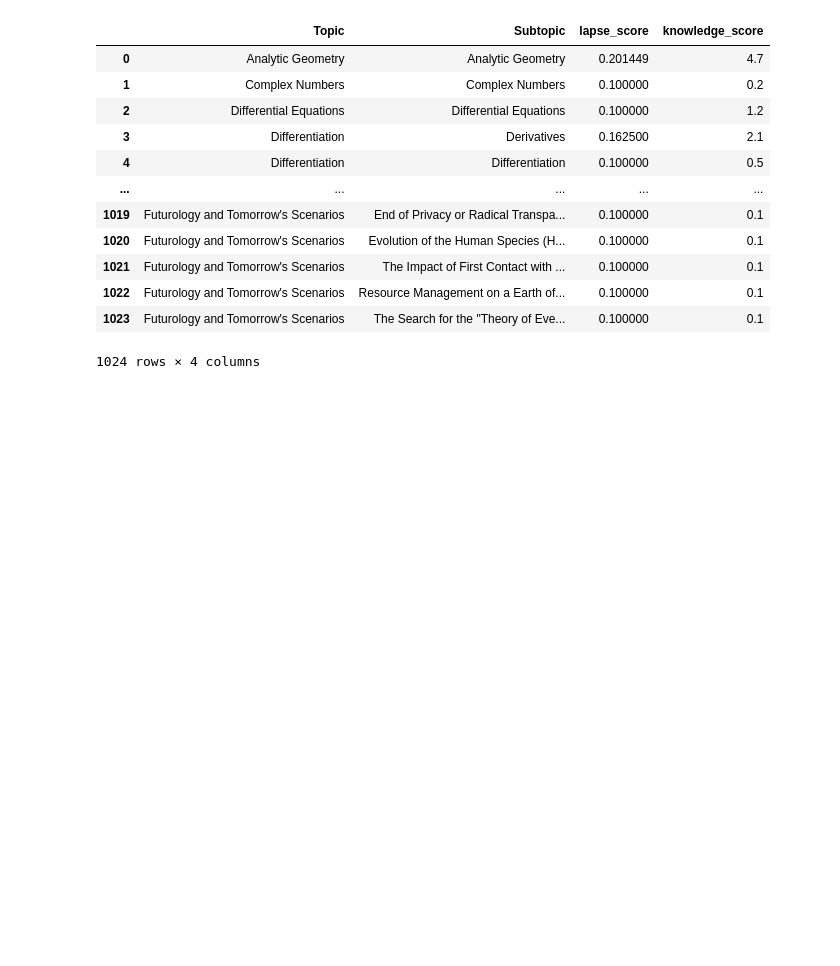
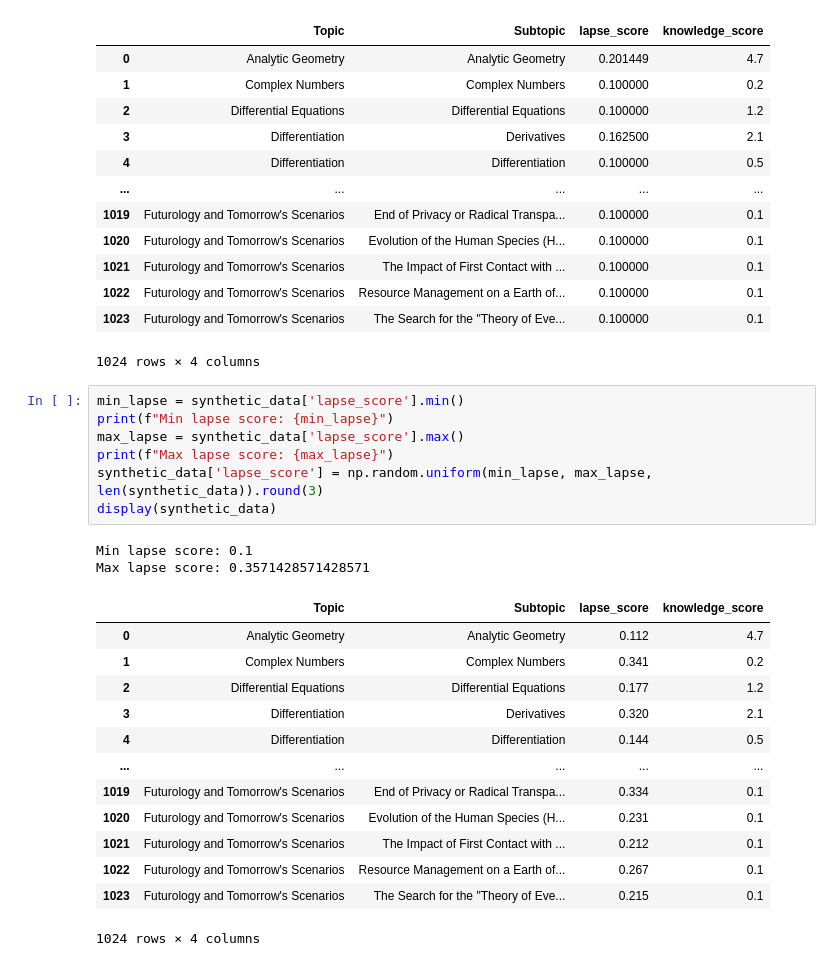
Before and after one commit to andreamurari/TesiMagistrale_NextQuerySuggestion, a Jupyter notebook: GeminiAPI_x_streamlit/test.ipynb, the cells around one changed output. Saved outputs shown, nothing was run; the diff lists cells and outputs as text; blank space fills up the shorter version.

Commit message:
Randomize Values for lapse and knowledge

```diff
--- a/GeminiAPI_x_streamlit/test.ipynb
+++ b/GeminiAPI_x_streamlit/test.ipynb
@@ -99,3 +100,26 @@ display(synthetic_data)
 | 1022 | Futurology and Tomorrow's Scenarios | Resource Management on a Earth of... | 0.100000 | 0.1 |
 | 1023 | Futurology and Tomorrow's Scenarios | The Search for the "Theory of Eve... | 0.100000 | 0.1 |
 1024 rows × 4 columns
+# %%
+min_lapse = synthetic_data['lapse_score'].min()
+print(f"Min lapse score: {min_lapse}")
+max_lapse = synthetic_data['lapse_score'].max()
+print(f"Max lapse score: {max_lapse}")
+synthetic_data['lapse_score'] = np.random.uniform(min_lapse, max_lapse, len(synthetic_data)).round(3)
+display(synthetic_data)
+# %% [output]
+Min lapse score: 0.1
+Max lapse score: 0.3571428571428571
+|  | Topic | Subtopic | lapse_score | knowledge_score |
+| 0 | Analytic Geometry | Analytic Geometry | 0.112 | 4.7 |
+| 1 | Complex Numbers | Complex Numbers | 0.341 | 0.2 |
+| 2 | Differential Equations | Differential Equations | 0.177 | 1.2 |
+| 3 | Differentiation | Derivatives | 0.320 | 2.1 |
+| 4 | Differentiation | Differentiation | 0.144 | 0.5 |
+| ... | ... | ... | ... | ... |
+| 1019 | Futurology and Tomorrow's Scenarios | End of Privacy or Radical Transpa... | 0.334 | 0.1 |
+| 1020 | Futurology and Tomorrow's Scenarios | Evolution of the Human Species (H... | 0.231 | 0.1 |
+| 1021 | Futurology and Tomorrow's Scenarios | The Impact of First Contact with ... | 0.212 | 0.1 |
+| 1022 | Futurology and Tomorrow's Scenarios | Resource Management on a Earth of... | 0.267 | 0.1 |
+| 1023 | Futurology and Tomorrow's Scenarios | The Search for the "Theory of Eve... | 0.215 | 0.1 |
+1024 rows × 4 columns
```
Also changed, not shown: parts of 3 cells of this notebook, 1 other file.
